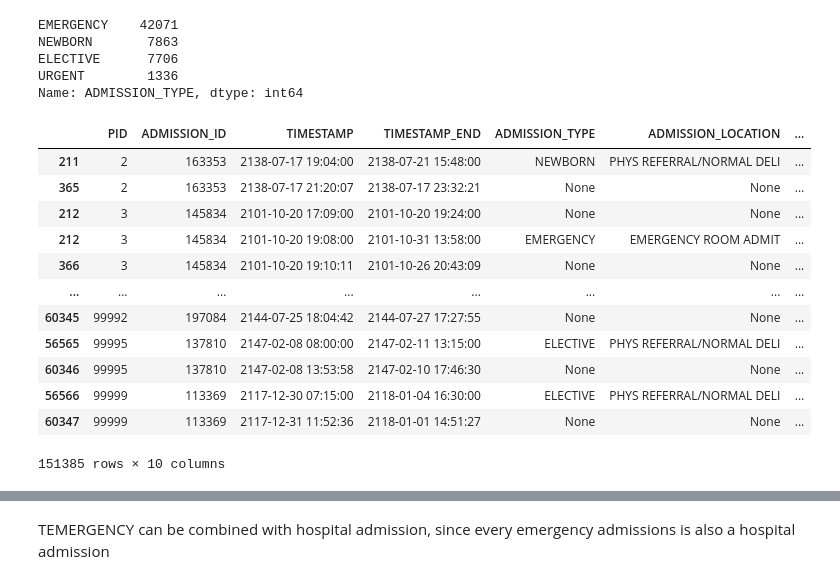
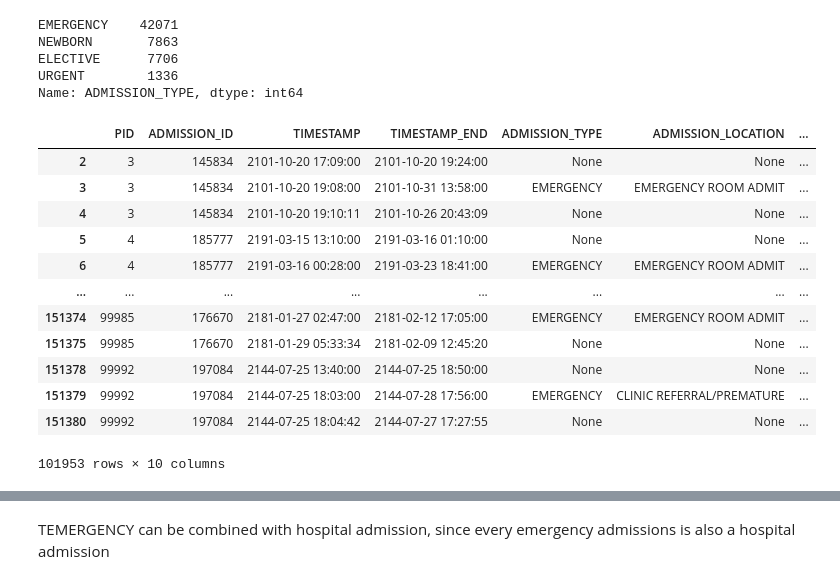
Before and after one commit to kirilklein/patbert, a Jupyter notebook: notebooks/explore/mimic3.ipynb, the cells around one changed output, grey strips where cells are left out. Drawn from its saved outputs; the diff is of its cells as text; code cells hidden in the pictures.

```diff
--- a/notebooks/explore/mimic3.ipynb
+++ b/notebooks/explore/mimic3.ipynb
@@ -46,5 +47,4 @@ death_age.hist(bins=np.arange(0, 100, 5))
 ## Admissions
 # %%
 transfers = pd.read_parquet(join(mimic_path, "concept.transfer.parquet"))
-#transfers["TIMESTAMP"] = transfers["TIMESTAMP"].dt.date
-#transfers["TIMESTAMP_END"] = transfers["TIMESTAMP_END"].dt.date
+transfers = transfers.reset_index(drop=True)
@@ -94,18 +112,18 @@ ELECTIVE      7706
 URGENT        1336
 Name: ADMISSION_TYPE, dtype: int64
 # %%
-transfers # only events within same stay have a meaningful timeframe
+transfers[transfers.PID.isin(transfers[transfers.CONCEPT=='TEMERGENCY'].PID)] # only events within same stay have a meaningful timeframe
 # %% [output]
 |  | PID | ADMISSION_ID | TIMESTAMP | TIMESTAMP_END | ADMISSION_TYPE | ADMISSION_LOCATION | ... |
-| 211 | 2 | 163353 | 2138-07-17 19:04:00 | 2138-07-21 15:48:00 | NEWBORN | PHYS REFERRAL/NORMAL DELI | ... |
-| 365 | 2 | 163353 | 2138-07-17 21:20:07 | 2138-07-17 23:32:21 | None | None | ... |
-| 212 | 3 | 145834 | 2101-10-20 17:09:00 | 2101-10-20 19:24:00 | None | None | ... |
-| 212 | 3 | 145834 | 2101-10-20 19:08:00 | 2101-10-31 13:58:00 | EMERGENCY | EMERGENCY ROOM ADMIT | ... |
-| 366 | 3 | 145834 | 2101-10-20 19:10:11 | 2101-10-26 20:43:09 | None | None | ... |
+| 2 | 3 | 145834 | 2101-10-20 17:09:00 | 2101-10-20 19:24:00 | None | None | ... |
+| 3 | 3 | 145834 | 2101-10-20 19:08:00 | 2101-10-31 13:58:00 | EMERGENCY | EMERGENCY ROOM ADMIT | ... |
+| 4 | 3 | 145834 | 2101-10-20 19:10:11 | 2101-10-26 20:43:09 | None | None | ... |
+| 5 | 4 | 185777 | 2191-03-15 13:10:00 | 2191-03-16 01:10:00 | None | None | ... |
+| 6 | 4 | 185777 | 2191-03-16 00:28:00 | 2191-03-23 18:41:00 | EMERGENCY | EMERGENCY ROOM ADMIT | ... |
 | ... | ... | ... | ... | ... | ... | ... | ... |
-| 60345 | 99992 | 197084 | 2144-07-25 18:04:42 | 2144-07-27 17:27:55 | None | None | ... |
-| 56565 | 99995 | 137810 | 2147-02-08 08:00:00 | 2147-02-11 13:15:00 | ELECTIVE | PHYS REFERRAL/NORMAL DELI | ... |
-| 60346 | 99995 | 137810 | 2147-02-08 13:53:58 | 2147-02-10 17:46:30 | None | None | ... |
-| 56566 | 99999 | 113369 | 2117-12-30 07:15:00 | 2118-01-04 16:30:00 | ELECTIVE | PHYS REFERRAL/NORMAL DELI | ... |
-| 60347 | 99999 | 113369 | 2117-12-31 11:52:36 | 2118-01-01 14:51:27 | None | None | ... |
+| 151374 | 99985 | 176670 | 2181-01-27 02:47:00 | 2181-02-12 17:05:00 | EMERGENCY | EMERGENCY ROOM ADMIT | ... |
+| 151375 | 99985 | 176670 | 2181-01-29 05:33:34 | 2181-02-09 12:45:20 | None | None | ... |
+| 151378 | 99992 | 197084 | 2144-07-25 13:40:00 | 2144-07-25 18:50:00 | None | None | ... |
+| 151379 | 99992 | 197084 | 2144-07-25 18:03:00 | 2144-07-28 17:56:00 | EMERGENCY | CLINIC REFERRAL/PREMATURE | ... |
+| 151380 | 99992 | 197084 | 2144-07-25 18:04:42 | 2144-07-27 17:27:55 | None | None | ... |
-151385 rows × 10 columns
+101953 rows × 10 columns
```
Also changed, not shown: parts of 26 cells of this notebook, 3 other files.
